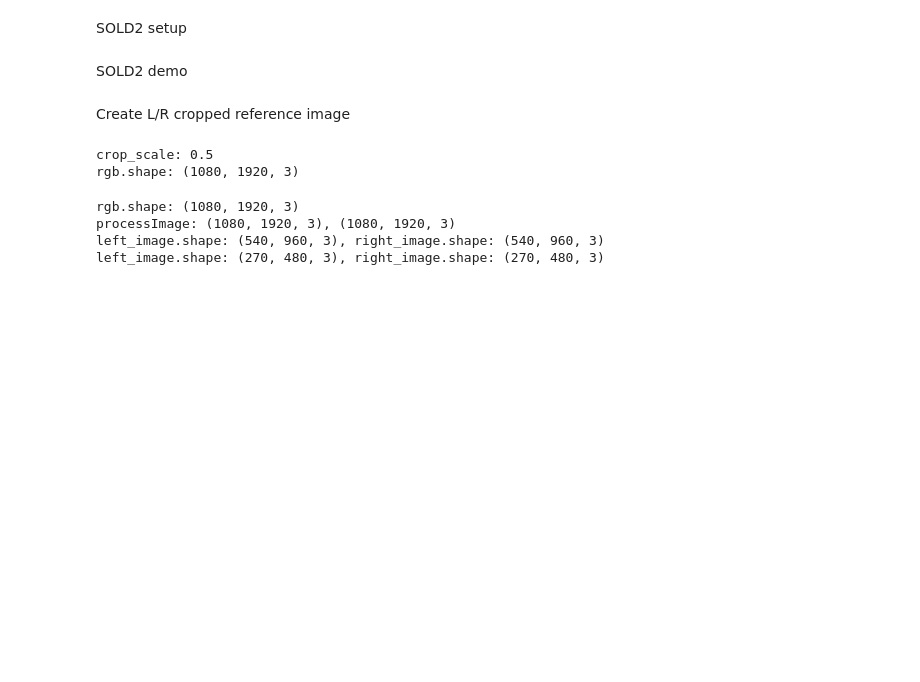
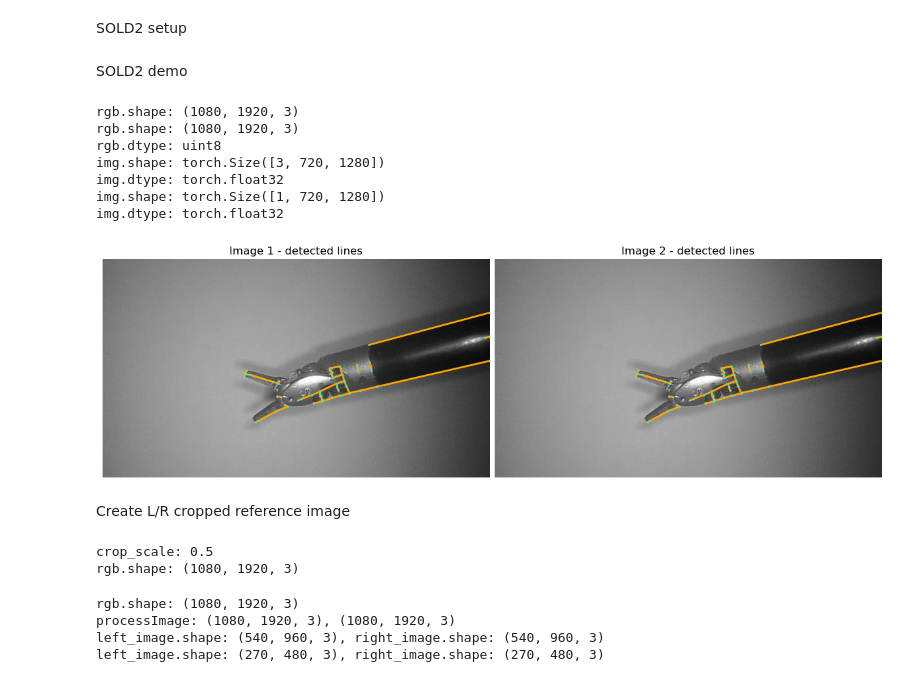
Before and after one commit to ucsdarclab/surgical_tool_tracking, a Jupyter notebook: kornia_dev/scratch.ipynb, the cells around one changed output. Saved outputs shown, nothing was run; the diff lists cells and outputs as text; code cells hidden in the pictures; blank space fills up the shorter version.

```diff
--- a/kornia_dev/scratch.ipynb
+++ b/kornia_dev/scratch.ipynb
@@ -173,6 +173,7 @@ for data in pd.read_csv('../../journal_dataset/stereo-left-image.csv', chunksize
     for i in range((count * chunksize), len(data)):
         raw_string = data['data'][i]
         rgb = raw_string_to_rgb(raw_string = raw_string) # (1080, 1920, 3) ndarray uint8 [0, 255]
+        cv2.imwrite('error_img.jpg', rgb)
         print('rgb.shape: {}'.format(rgb.shape))
         print('rgb.dtype: {}'.format(rgb.dtype))
         # center crop
@@ -182,33 +183,42 @@ for data in pd.read_csv('../../journal_dataset/stereo-left-image.csv', chunksize
         print('img.dtype: {}'.format(img.dtype))
         img = K.color.rgb_to_grayscale(img) # [0, 1] torch.float32 [1, 1080, 1920]
         print('img.shape: {}'.format(img.shape))
         print('img.dtype: {}'.format(img.dtype))
         imgs = torch.stack([img, img], )
         #imgs = torch.stack([img], )
         with torch.inference_mode():
             outputs = sold2(imgs)
         if (i >= 1):
             break
     if (count >= 1):
         break
     count += 1
 
 # get line segments
 line_seg1 = outputs["line_segments"][0]
 line_seg2 = outputs["line_segments"][1]
 desc1 = outputs["dense_desc"][0]
 desc2 = outputs["dense_desc"][1]
 
 # plot detected lines
 imgs_to_plot = [K.tensor_to_image(img), K.tensor_to_image(img)]
 #imgs_to_plot = [K.tensor_to_image(img)]
 lines_to_plot = [line_seg1.numpy(), line_seg2.numpy()]
 #lines_to_plot = [line_seg1.numpy()]
 
 plot_images(imgs_to_plot, ["Image 1 - detected lines", "Image 2 - detected lines"])
 #plot_images(imgs_to_plot, ["Image - detected lines"])
 plot_lines(lines_to_plot, ps=3, lw=2, indices={0, 1})
 #plot_lines(lines_to_plot, ps=3, lw=2, indices={0})
+# %% [output]
+rgb.shape: (1080, 1920, 3)
+rgb.shape: (1080, 1920, 3)
+rgb.dtype: uint8
+img.shape: torch.Size([3, 720, 1280])
+img.dtype: torch.float32
+img.shape: torch.Size([1, 720, 1280])
+img.dtype: torch.float32
+[figure, added]
 # %%
 # extract reference line heatmap
 line_heatmap = np.asarray(outputs['line_heatmap'][0]) # output has size crop_dims: (h, w)
```
Also changed, not shown: 3 other files.
